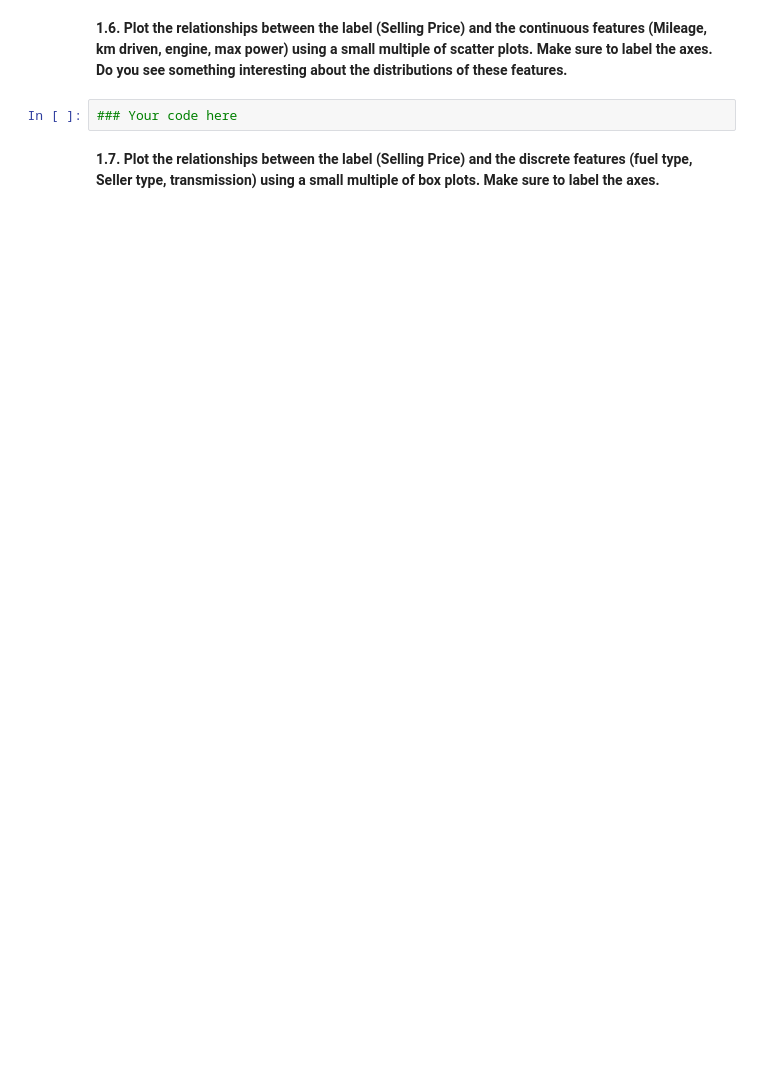
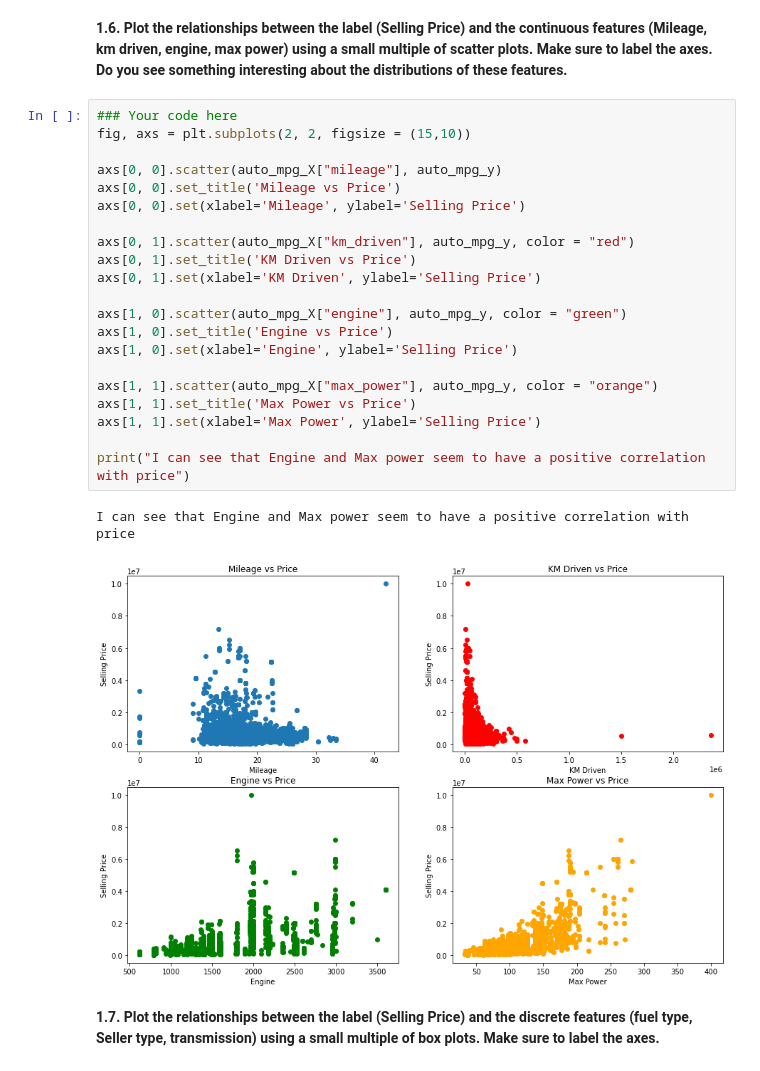
Before and after one commit to ekumar96/AppliedML_Project1-Linear_Logistic_SVM, a Jupyter notebook: HomeWork_1_Spring_22.ipynb, the cells around one changed output. Drawn from its saved outputs; the diff is of its cells as text; blank space fills up the shorter version.

```diff
--- a/HomeWork_1_Spring_22.ipynb
+++ b/HomeWork_1_Spring_22.ipynb
@@ -107,6 +257,28 @@ auto_mpg_y = auto_mpg_df['selling_price']
 Make sure to label the axes. Do you see something interesting about the distributions of these features.**
 # %%
 ### Your code here
+fig, axs = plt.subplots(2, 2, figsize = (15,10))
+
+axs[0, 0].scatter(auto_mpg_X["mileage"], auto_mpg_y)
+axs[0, 0].set_title('Mileage vs Price')
+axs[0, 0].set(xlabel='Mileage', ylabel='Selling Price')
+
+axs[0, 1].scatter(auto_mpg_X["km_driven"], auto_mpg_y, color = "red")
+axs[0, 1].set_title('KM Driven vs Price')
+axs[0, 1].set(xlabel='KM Driven', ylabel='Selling Price')
+
+axs[1, 0].scatter(auto_mpg_X["engine"], auto_mpg_y, color = "green")
+axs[1, 0].set_title('Engine vs Price')
+axs[1, 0].set(xlabel='Engine', ylabel='Selling Price')
+
+axs[1, 1].scatter(auto_mpg_X["max_power"], auto_mpg_y, color = "orange")
+axs[1, 1].set_title('Max Power vs Price')
+axs[1, 1].set(xlabel='Max Power', ylabel='Selling Price')
+
+print("I can see that Engine and Max power seem to have a positive correlation with price")
+# %% [output]
+I can see that Engine and Max power seem to have a positive correlation with price
+[figure, added]
 # %% [markdown]
 **1.7. Plot the relationships between the label (Selling Price) and the discrete features (fuel type, Seller type, transmission) using a small multiple of box plots. Make sure to label the axes.**
 # %%
```
Also changed, not shown: parts of 17 cells of this notebook.
